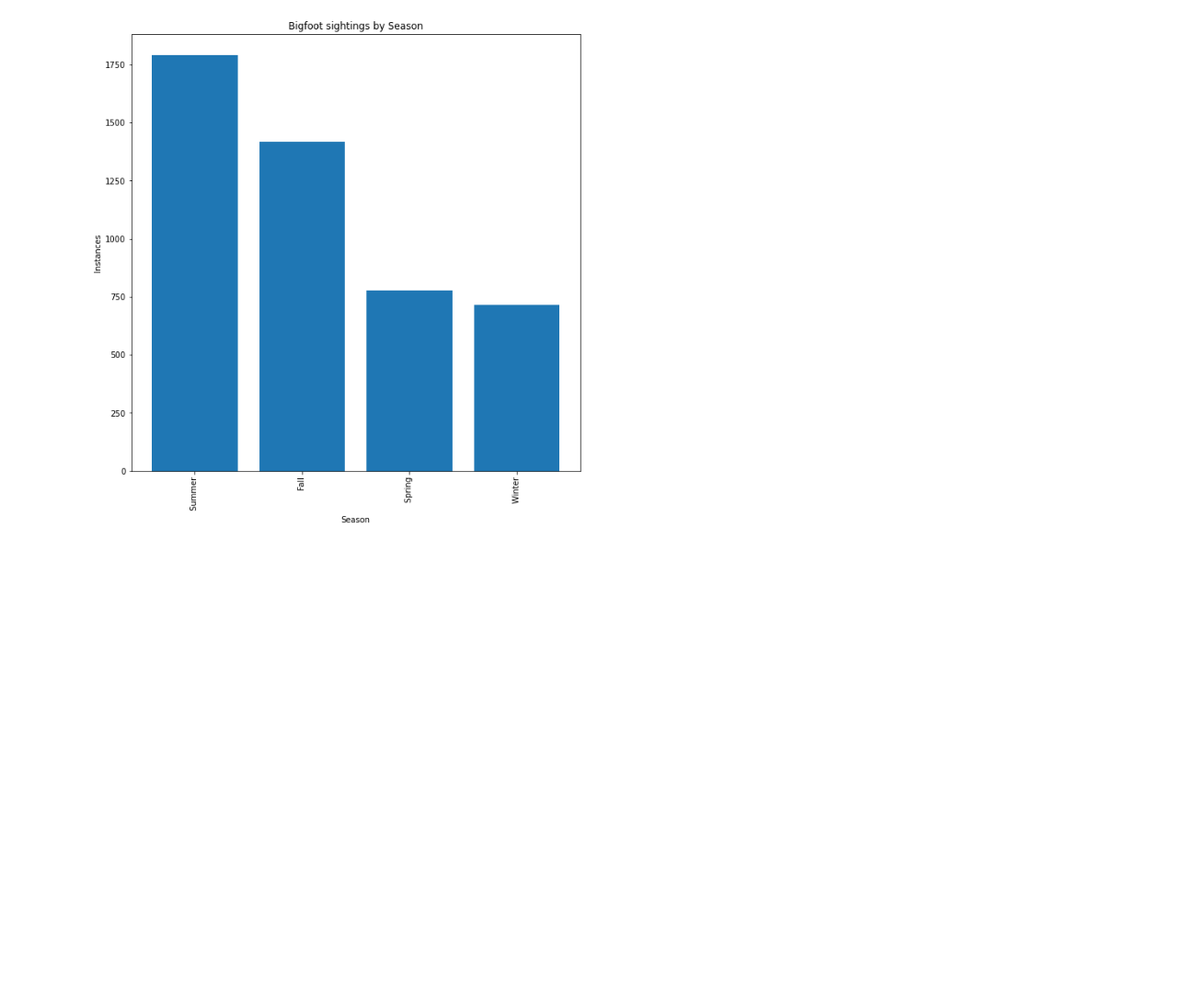
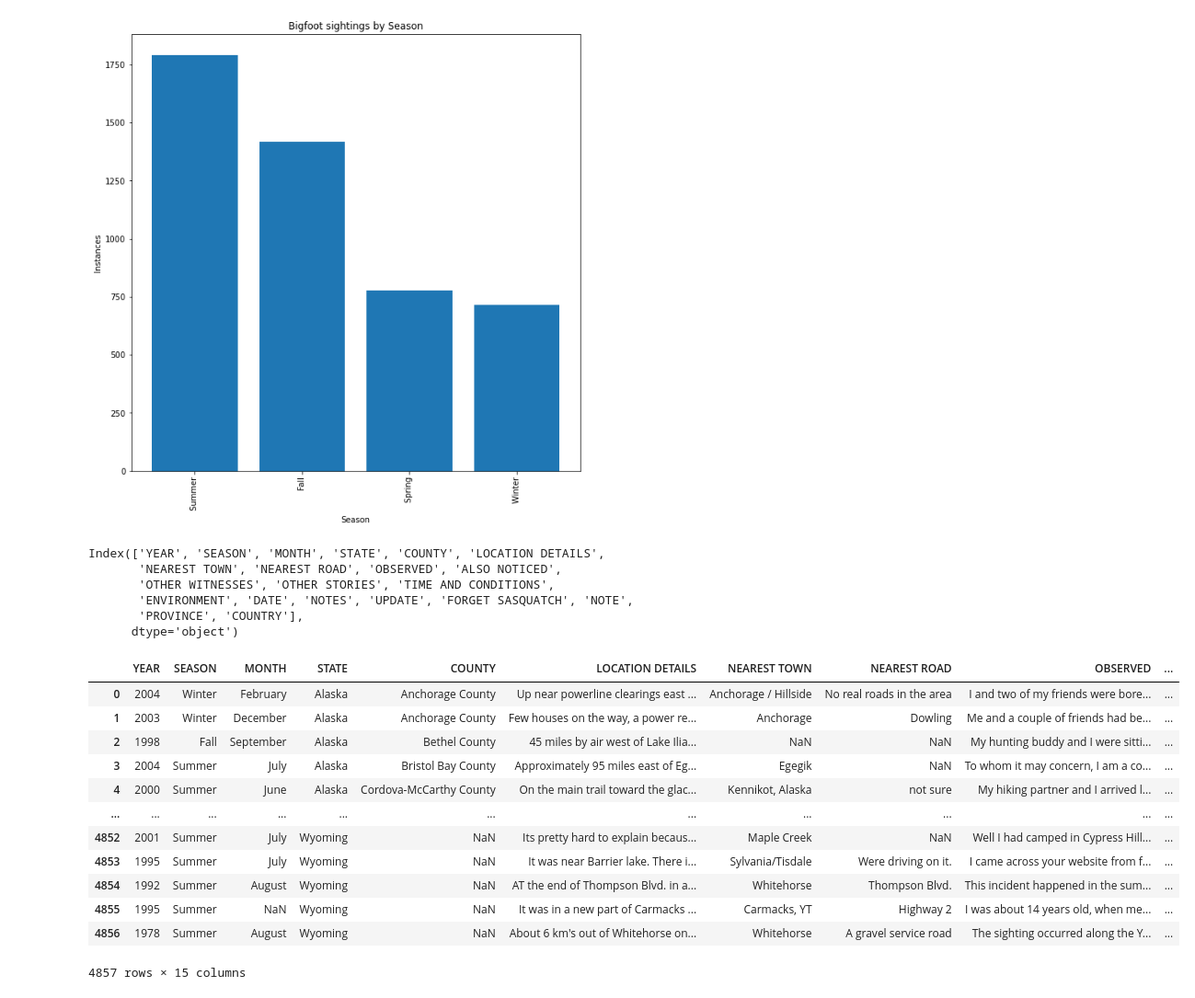
Before and after one commit to Cynz300/nlp-case-study, a Jupyter notebook: data_analysis_ig.ipynb, the cells around one changed output. Shown at 92% size. Saved outputs shown, nothing was run; the diff lists cells and outputs as text; code cells hidden in the pictures; blank space fills up the shorter version.

```diff
--- a/data_analysis_ig.ipynb
+++ b/data_analysis_ig.ipynb
@@ -443,3 +463,30 @@ plt.title('Bigfoot sightings by Season')
 plt.savefig('bigfoot_season.png');
 # %% [output]
 [figure]
+# %%
+bigfoot_df.keys()
+# %% [output]
+Index(['YEAR', 'SEASON', 'MONTH', 'STATE', 'COUNTY', 'LOCATION DETAILS',
+       'NEAREST TOWN', 'NEAREST ROAD', 'OBSERVED', 'ALSO NOTICED',
+       'OTHER WITNESSES', 'OTHER STORIES', 'TIME AND CONDITIONS',
+       'ENVIRONMENT', 'DATE', 'NOTES', 'UPDATE', 'FORGET SASQUATCH', 'NOTE',
+       'PROVINCE', 'COUNTRY'],
+      dtype='object')
+# %%
+df = bigfoot_df.drop(['NOTES', 'UPDATE', 'FORGET SASQUATCH', 'NOTE', 'PROVINCE', 'COUNTRY'], axis=1)
+# %%
+df
+# %% [output]
+|  | YEAR | SEASON | MONTH | STATE | COUNTY | LOCATION DETAILS | NEAREST TOWN | NEAREST ROAD | OBSERVED | ... |
+| 0 | 2004 | Winter | February | Alaska | Anchorage County | Up near powerline clearings east ... | Anchorage / Hillside | No real roads in the area | I and two of my friends were bore... | ... |
+| 1 | 2003 | Winter | December | Alaska | Anchorage County | Few houses on the way, a power re... | Anchorage | Dowling | Me and a couple of friends had be... | ... |
+| 2 | 1998 | Fall | September | Alaska | Bethel County | 45 miles by air west of Lake Ilia... | NaN | NaN | My hunting buddy and I were sitti... | ... |
+| 3 | 2004 | Summer | July | Alaska | Bristol Bay County | Approximately 95 miles east of Eg... | Egegik | NaN | To whom it may concern, I am a co... | ... |
+| 4 | 2000 | Summer | June | Alaska | Cordova-McCarthy County | On the main trail toward the glac... | Kennikot, Alaska | not sure | My hiking partner and I arrived l... | ... |
+| ... | ... | ... | ... | ... | ... | ... | ... | ... | ... | ... |
+| 4852 | 2001 | Summer | July | Wyoming | NaN | Its pretty hard to explain becaus... | Maple Creek | NaN | Well I had camped in Cypress Hill... | ... |
+| 4853 | 1995 | Summer | July | Wyoming | NaN | It was near Barrier lake. There i... | Sylvania/Tisdale | Were driving on it. | I came across your website from f... | ... |
+| 4854 | 1992 | Summer | August | Wyoming | NaN | AT the end of Thompson Blvd. in a... | Whitehorse | Thompson Blvd. | This incident happened in the sum... | ... |
+| 4855 | 1995 | Summer | NaN | Wyoming | NaN | It was in a new part of Carmacks ... | Carmacks, YT | Highway 2 | I was about 14 years old, when me... | ... |
+| 4856 | 1978 | Summer | August | Wyoming | NaN | About 6 km's out of Whitehorse on... | Whitehorse | A gravel service road | The sighting occurred along the Y... | ... |
+4857 rows × 15 columns
```
Also changed, not shown: parts of 8 cells of this notebook, 2 other files.
